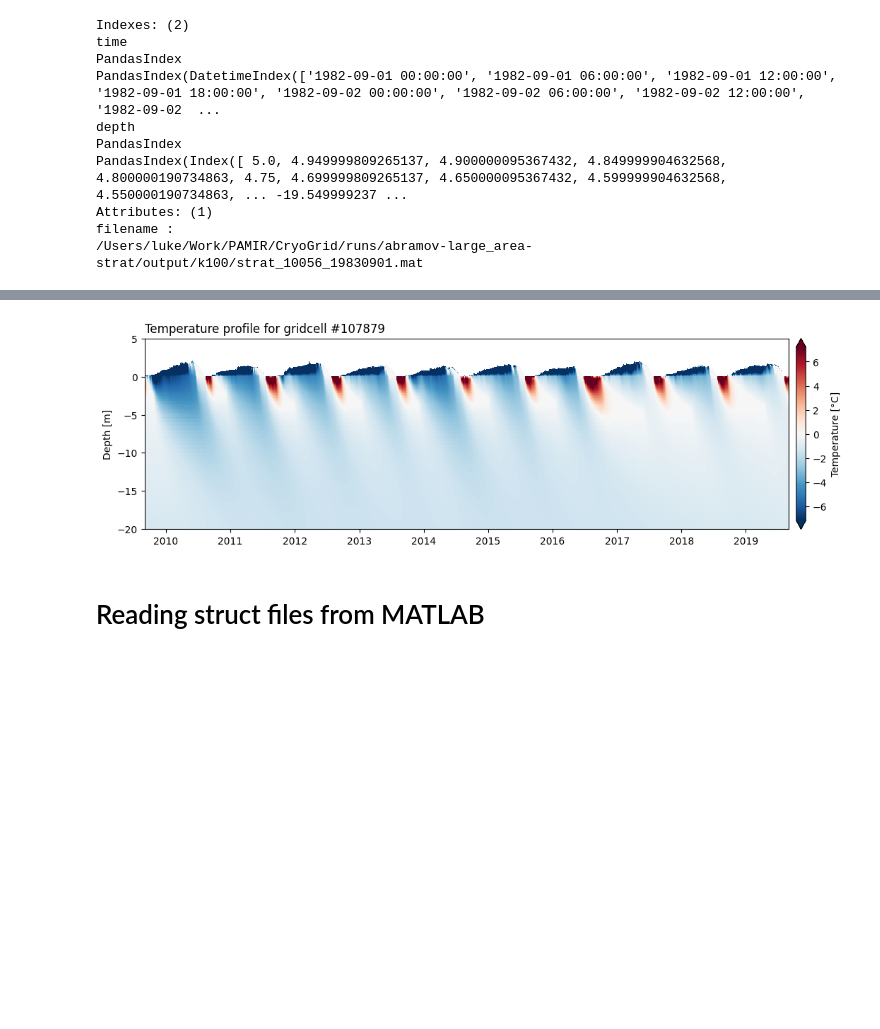
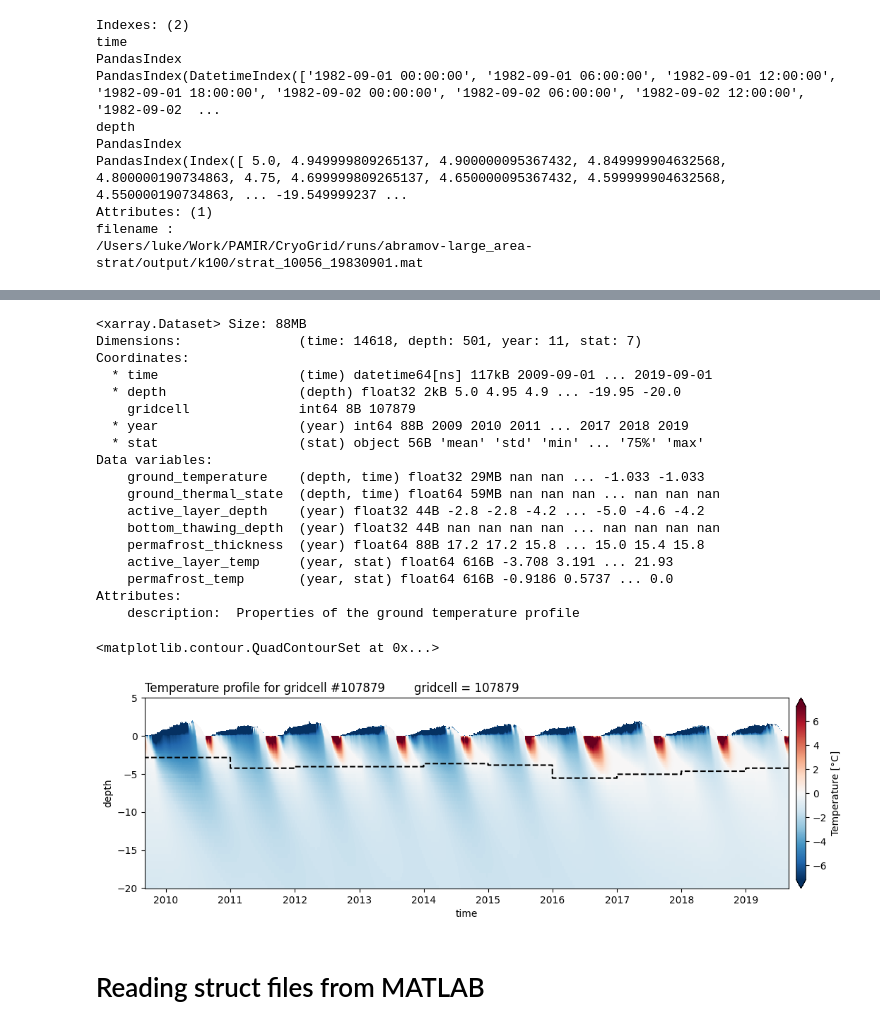
Before and after one commit to lukegre/CryoGrid-pyTools, a Jupyter notebook: demo.ipynb, the cells around one changed output, grey strips where cells are left out. Cells and saved outputs as stored; diff of their text form; code cells hidden in the pictures; blank space fills up the shorter version.

Commit message:
added profile analysis support

```diff
--- a/demo.ipynb
+++ b/demo.ipynb
@@ -132,10 +132,34 @@ PandasIndex
 PandasIndex(Index([ 5.0, 4.949999809265137, 4.900000095367432, 4.849999904632568, 4.800000190734863, 4.75, 4.699999809265137, 4.650000095367432, 4.599999904632568, 4.550000190734863, ... -19.549999237 ...
 Attributes: (0)
 # %%
-da = out.T[0].assign_attrs(long_name='Temperature', units='°C')
-img = viz.plot_profile(da)
+da = out.T[0].assign_attrs(long_name='Temperature', units='°C').compute()
+ds = get_profile_props(da)
+ds
 # %% [output]
-[figure, removed]
+<xarray.Dataset> Size: 88MB
+Dimensions:               (time: 14618, depth: 501, year: 11, stat: 7)
+Coordinates:
+  * time                  (time) datetime64[ns] 117kB 2009-09-01 ... 2019-09-01
+  * depth                 (depth) float32 2kB 5.0 4.95 4.9 ... -19.95 -20.0
+    gridcell              int64 8B 107879
+  * year                  (year) int64 88B 2009 2010 2011 ... 2017 2018 2019
+  * stat                  (stat) object 56B 'mean' 'std' 'min' ... '75%' 'max'
+Data variables:
+    ground_temperature    (depth, time) float32 29MB nan nan ... -1.033 -1.033
+    ground_thermal_state  (depth, time) float64 59MB nan nan nan ... nan nan nan
+    active_layer_depth    (year) float32 44B -2.8 -2.8 -4.2 ... -5.0 -4.6 -4.2
+    bottom_thawing_depth  (year) float32 44B nan nan nan nan ... nan nan nan nan
+    permafrost_thickness  (year) float64 88B 17.2 17.2 15.8 ... 15.0 15.4 15.8
+    active_layer_temp     (year, stat) float64 616B -3.708 3.191 ... 21.93
+    permafrost_temp       (year, stat) float64 616B -0.9186 0.5737 ... 0.0
+Attributes:
+    description:  Properties of the ground temperature profile
+# %%
+img = viz.plot_profile(ds.ground_temperature)
+ds.ground_thermal_state.plot.contour(levels=[0.5, 1.5, 2.5], colors='k', ax=img.axes, linestyles='--')
+# %% [output]
+<matplotlib.contour.QuadContourSet at 0x...>
+[figure, added]
 # %% [markdown]
 # Reading struct files from MATLAB
 # %% [markdown]
```
Also changed, not shown: parts of 9 cells of this notebook, 9 other files.
